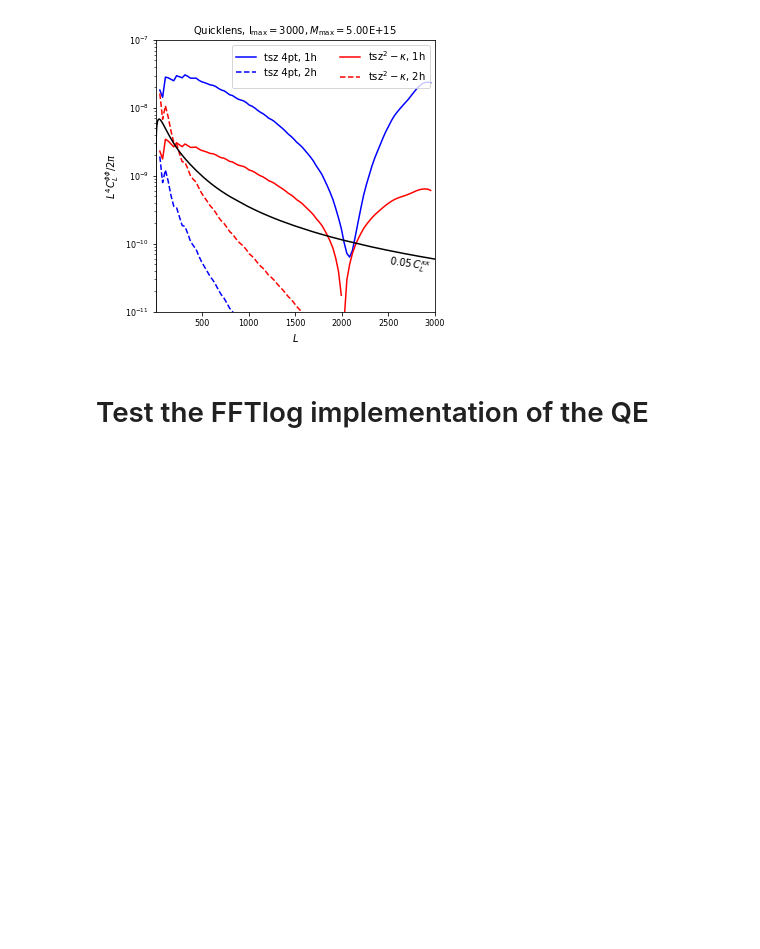
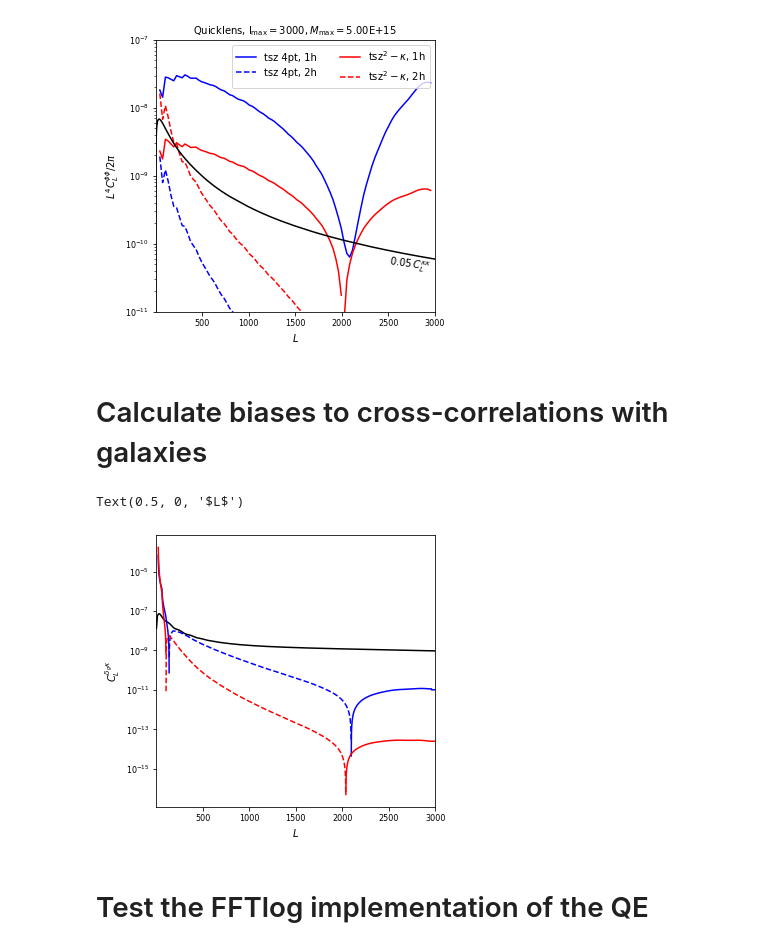
Before and after one commit to abaleato/CosmoBLENDER, a Jupyter notebook: example_pipeline.ipynb, the cells around one changed output. Cells and saved outputs as stored; diff of their text form; code cells hidden in the pictures; blank space fills up the shorter version.

```diff
--- a/example_pipeline.ipynb
+++ b/example_pipeline.ipynb
@@ -208,6 +357,54 @@ ax.tick_params(axis='both', which='minor', labelsize=8)
 #plt.savefig('../plots/tsz_bias_for_diff_mass_cuts/1D_reconstructions/biases_lmax{}_masscut{}.pdf'.format(lmax, '1e14'))
 # %% [output]
 [figure]
+# %% [markdown]
+# Calculate biases to cross-correlations with galaxies
+# %%
+survey_name = "built-in"
+which_bias = 'tsz' #''tsz' or 'cib' or 'mixed'
+experiment = SPT_5e15
+
+# Add the HOD for the galaxy sample that we will cross-correlating with lensing
+hm_calc.hcos.add_hod(name=survey_name, mthresh=10 ** 10.5 + hm_calc.hcos.zs * 0.)
+# %%
+if which_bias=='tsz':
+    hm_calc.get_tsz_cross_biases(experiment, survey_name=survey_name)
+elif which_bias=='cib':
+    hm_calc.get_cib_cross_biases(experiment, survey_name=survey_name)
+elif which_bias=='mixed':
+    hm_calc.get_mixed_cross_biases(experiment, survey_name=survey_name)
+
+plt.figure(figsize=(5, 5))
+scaling = 1
+
+# Split into negative and positive parts for plotting convenience
+cross_w_gals_1h_pos, cross_w_gals_1h_neg = tls.split_positive_negative(experiment.biases[which_bias]['cross_w_gals']['1h'])
+cross_w_gals_2h_pos, cross_w_gals_2h_neg = tls.split_positive_negative(experiment.biases[which_bias]['cross_w_gals']['2h'])
+
+# Plot the signal clkg
+pgm_1h = hm_calc.hcos.get_power_1halo("nfw", survey_name)
+pgm_2h = hm_calc.hcos.get_power_2halo("nfw", survey_name)
+Pgm = pgm_1h + pgm_2h
+ells = np.linspace(2, 3000, 300)
+Cls = hm_calc.hcos.C_kg(ells, hm_calc.hcos.zs, hm_calc.hcos.ks, Pgm, gzs=0.8, lzs=1100.)
+plt.plot(ells, 0.05 * Cls, 'k')
+
+plt.plot(experiment.biases['ells'], scaling * cross_w_gals_1h_pos, color='b')
+plt.plot(experiment.biases['ells'], scaling * cross_w_gals_1h_neg, color='b', ls='--')
+
+plt.plot(experiment.biases['ells'], scaling * cross_w_gals_2h_pos, color='r')
+plt.plot(experiment.biases['ells'], scaling * cross_w_gals_2h_neg, color='r', ls='--')
+
+plt.yscale('log')
+plt.xlim([2, 3000])
+ax = plt.gca()
+ax.tick_params(axis='both', which='major', labelsize=8)
+ax.tick_params(axis='both', which='minor', labelsize=8)
+plt.ylabel(r'$C_{L}^{\delta_{g}\kappa}$')
+plt.xlabel(r'$L$')
+# %% [output]
+Text(0.5, 0, '$L$')
+[figure, added]
 # %% [markdown]
 # Test the FFTlog implementation of the QE
 # %% [markdown]
```
Also changed, not shown: parts of 20 cells of this notebook.
